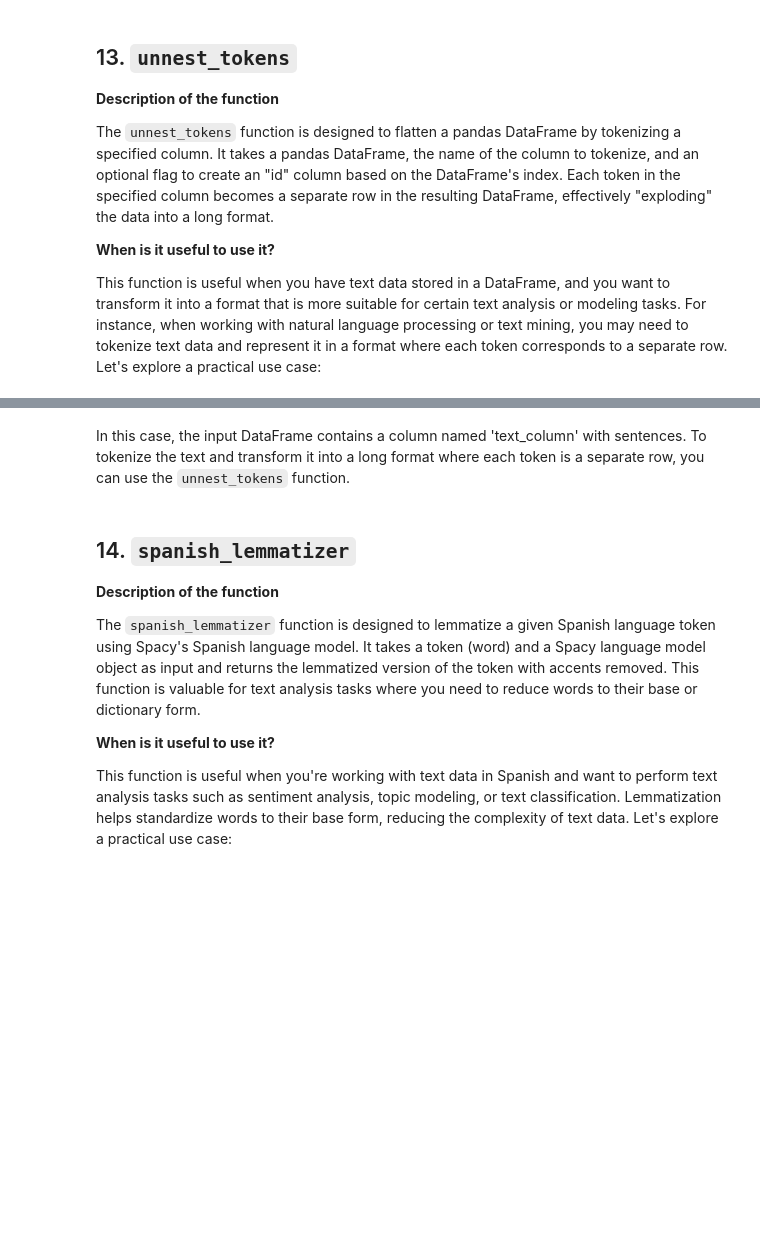
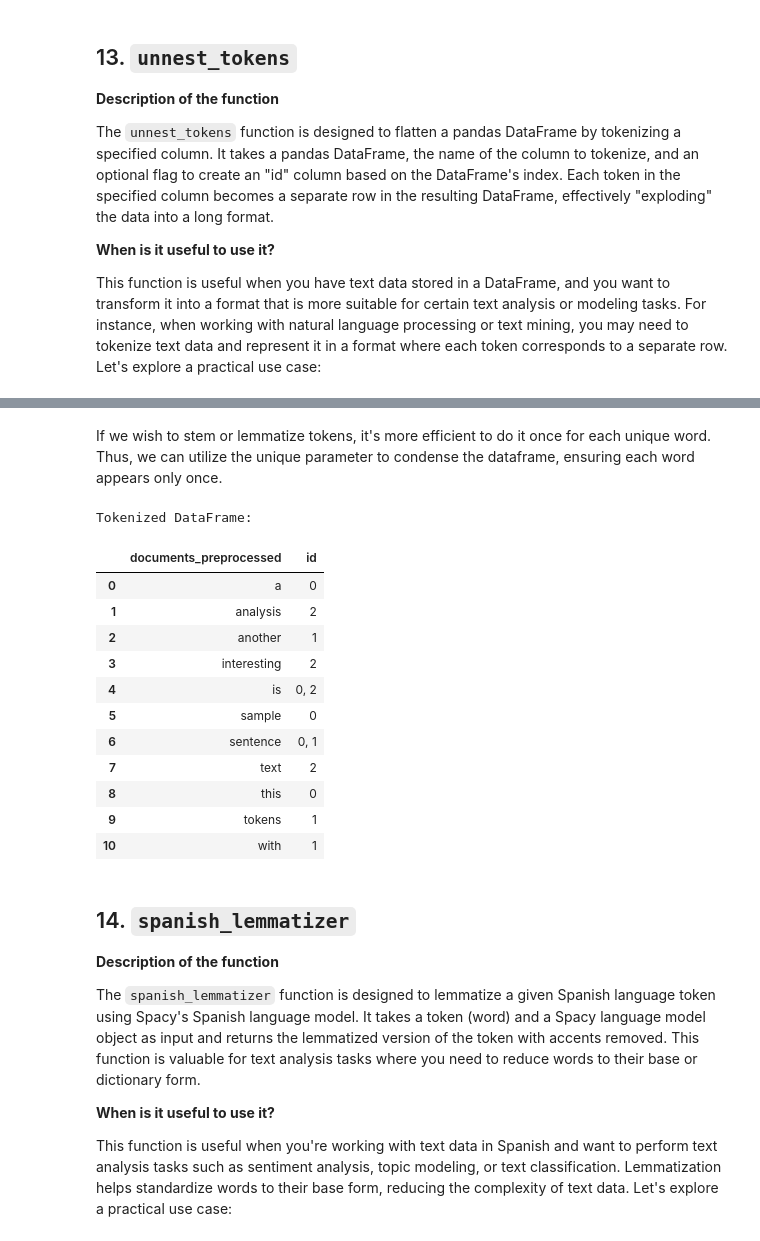
Before and after one commit to lgomezt/tidyX, a Jupyter notebook: docs/source/examples/tutorial.ipynb, the cells around one changed output, grey strips where cells are left out. Saved outputs shown, nothing was run; the diff lists cells and outputs as text; code cells hidden in the pictures; blank space fills up the shorter version.

```diff
--- a/docs/source/examples/tutorial.ipynb
+++ b/docs/source/examples/tutorial.ipynb
@@ -404,5 +401,24 @@ tokenized_df.groupby("text_column")["id"].agg(lambda x: ", ".join(map(str, x))).
-# %% [markdown]
-In this case, the input DataFrame contains a column named 'text_column' with sentences. To tokenize the text and transform it into a long format where each token is a separate row, you can use the `unnest_tokens` function.
+# %% [markdown]
+If we wish to stem or lemmatize tokens, it's more efficient to do it once for each unique word. Thus, we can utilize the unique parameter to condense the dataframe, ensuring each word appears only once.
+# %%
+tokenized_df2 = tp.unnest_tokens(df = df.copy(), input_column = "documents_preprocessed",
+                                 id_col = None, unique = True)
+print("\nTokenized DataFrame:")
+tokenized_df2
+# %% [output]
+Tokenized DataFrame:
+|  | documents_preprocessed | id |
+| 0 | a | 0 |
+| 1 | analysis | 2 |
+| 2 | another | 1 |
+| 3 | interesting | 2 |
+| 4 | is | 0, 2 |
+| 5 | sample | 0 |
+| 6 | sentence | 0, 1 |
+| 7 | text | 2 |
+| 8 | this | 0 |
+| 9 | tokens | 1 |
+| 10 | with | 1 |
 # %% [markdown]
 ## 14. `spanish_lemmatizer`
 
```
Also changed, not shown: parts of 41 cells of this notebook, 4 other files.
